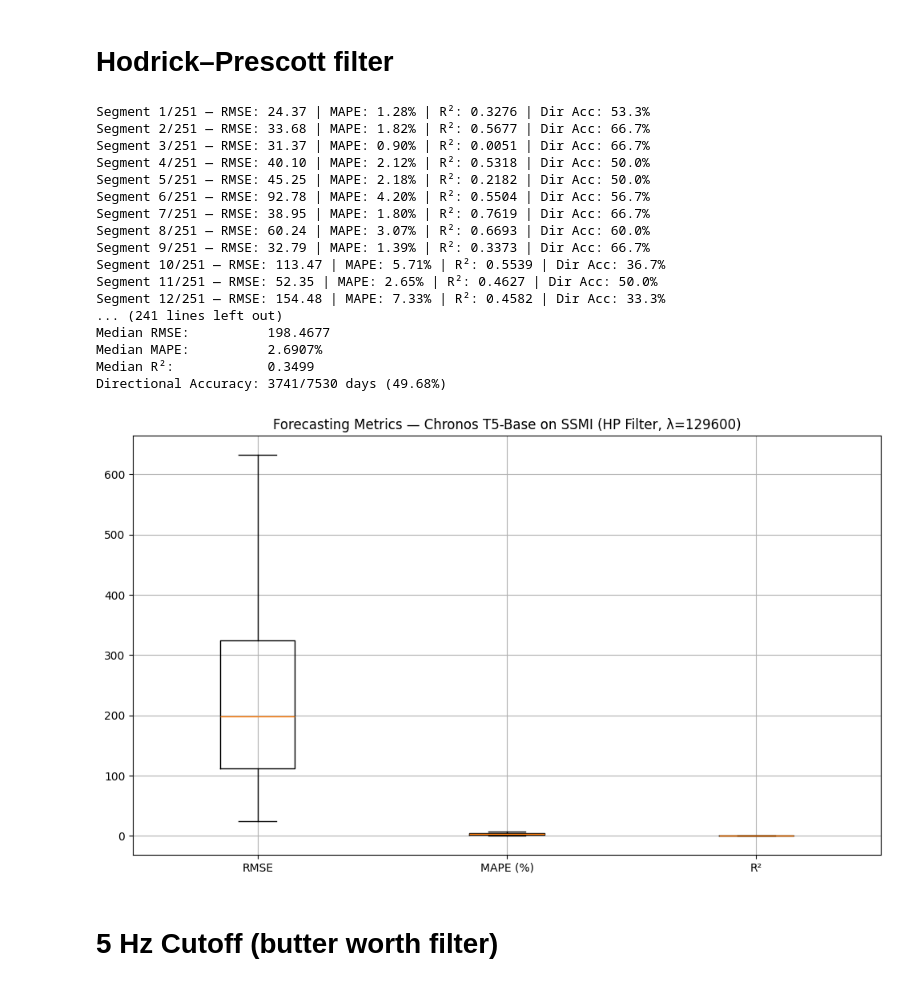
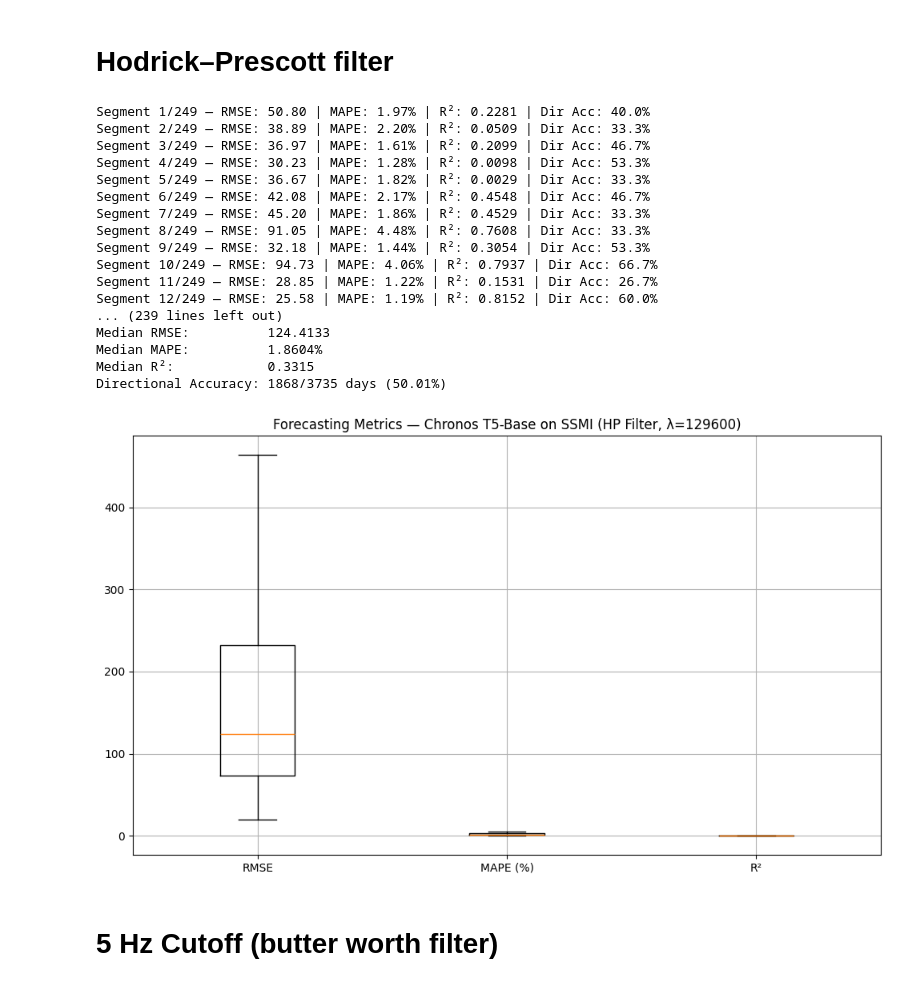
Before and after one commit to DeveloperArmo/DLSuperSlay, a Jupyter notebook: Chronos/ChronosBase_Filtering.ipynb, the cells around one changed output. Cells and saved outputs as stored; diff of their text form; code cells hidden in the pictures.

```diff
--- a/Chronos/ChronosBase_Filtering.ipynb
+++ b/Chronos/ChronosBase_Filtering.ipynb
@@ -214,6 +214,7 @@ import matplotlib.pyplot as plt
 import logging
 from sklearn.metrics import mean_squared_error, mean_absolute_percentage_error, r2_score
 from statsmodels.tsa.filters.hp_filter import hpfilter
+from scipy.stats import pearsonr
 
 logging.basicConfig(
     filename='ChronosBase_SSMI_HP_Metrics.log',
@@ -248,8 +249,8 @@ def main():
         # ========================
         # 3) Sliding window config
         # ========================
-        context_window   = 120 # 200
-        forecast_horizon = 30
+        context_window   = 180 # 200
+        forecast_horizon = 15
         step_size        = 30 # context_window + forecast_horizon
         num_segments     = (total_samples - context_window) // step_size
         logging.info(f"Segments to evaluate: {num_segments}")
@@ -363,51 +364,51 @@ def main():
         metrics = {
             "RMSE":     rmse_list,
             "MAPE (%)": mape_list,
             "R²":       r2_list,
         }
 
         plt.figure(figsize=(10, 6))
         plt.boxplot(metrics.values(), labels=metrics.keys(), showfliers=False)
         plt.title(f"Forecasting Metrics — Chronos T5-Base on SSMI (HP Filter, λ={lamb})")
         plt.grid(True)
         plt.tight_layout()
         plt.show()
 
     except Exception as e:
         logging.error("An error occurred.", exc_info=True)
         print("An error occurred. Check ChronosBase_SSMI_HP_Metrics.log for details.")
         try:
             np.savez_compressed("partial_ChronosBase_SSMI_HP_Metrics.npz",
                                 rmse=np.array(rmse_list) if 'rmse_list' in locals() else None,
                                 mape=np.array(mape_list) if 'mape_list' in locals() else None,
                                 r2=np.array(r2_list) if 'r2_list' in locals() else None,
                                 directional_hits=np.array(directional_hits) if 'directional_hits' in locals() else None)
         except Exception as save_exception:
             logging.error("Failed to save partial results.", exc_info=True)
     finally:
         logging.info("Forecasting run completed.")
 
 if __name__ == '__main__':
     main()
 # %% [output]
-Segment 1/251 — RMSE: 24.37 | MAPE: 1.28% | R²: 0.3276 | Dir Acc: 53.3%
-Segment 2/251 — RMSE: 33.68 | MAPE: 1.82% | R²: 0.5677 | Dir Acc: 66.7%
-Segment 3/251 — RMSE: 31.37 | MAPE: 0.90% | R²: 0.0051 | Dir Acc: 66.7%
-Segment 4/251 — RMSE: 40.10 | MAPE: 2.12% | R²: 0.5318 | Dir Acc: 50.0%
-Segment 5/251 — RMSE: 45.25 | MAPE: 2.18% | R²: 0.2182 | Dir Acc: 50.0%
-Segment 6/251 — RMSE: 92.78 | MAPE: 4.20% | R²: 0.5504 | Dir Acc: 56.7%
-Segment 7/251 — RMSE: 38.95 | MAPE: 1.80% | R²: 0.7619 | Dir Acc: 66.7%
-Segment 8/251 — RMSE: 60.24 | MAPE: 3.07% | R²: 0.6693 | Dir Acc: 60.0%
-Segment 9/251 — RMSE: 32.79 | MAPE: 1.39% | R²: 0.3373 | Dir Acc: 66.7%
-Segment 10/251 — RMSE: 113.47 | MAPE: 5.71% | R²: 0.5539 | Dir Acc: 36.7%
-Segment 11/251 — RMSE: 52.35 | MAPE: 2.65% | R²: 0.4627 | Dir Acc: 50.0%
-Segment 12/251 — RMSE: 154.48 | MAPE: 7.33% | R²: 0.4582 | Dir Acc: 33.3%
-... (241 lines left out)
-Median RMSE:          198.4677
-Median MAPE:          2.6907%
-Median R²:            0.3499
-Directional Accuracy: 3741/7530 days (49.68%)
+Segment 1/249 — RMSE: 50.80 | MAPE: 1.97% | R²: 0.2281 | Dir Acc: 40.0%
+Segment 2/249 — RMSE: 38.89 | MAPE: 2.20% | R²: 0.0509 | Dir Acc: 33.3%
+Segment 3/249 — RMSE: 36.97 | MAPE: 1.61% | R²: 0.2099 | Dir Acc: 46.7%
+Segment 4/249 — RMSE: 30.23 | MAPE: 1.28% | R²: 0.0098 | Dir Acc: 53.3%
+Segment 5/249 — RMSE: 36.67 | MAPE: 1.82% | R²: 0.0029 | Dir Acc: 33.3%
+Segment 6/249 — RMSE: 42.08 | MAPE: 2.17% | R²: 0.4548 | Dir Acc: 46.7%
+Segment 7/249 — RMSE: 45.20 | MAPE: 1.86% | R²: 0.4529 | Dir Acc: 33.3%
+Segment 8/249 — RMSE: 91.05 | MAPE: 4.48% | R²: 0.7608 | Dir Acc: 33.3%
+Segment 9/249 — RMSE: 32.18 | MAPE: 1.44% | R²: 0.3054 | Dir Acc: 53.3%
+Segment 10/249 — RMSE: 94.73 | MAPE: 4.06% | R²: 0.7937 | Dir Acc: 66.7%
+Segment 11/249 — RMSE: 28.85 | MAPE: 1.22% | R²: 0.1531 | Dir Acc: 26.7%
+Segment 12/249 — RMSE: 25.58 | MAPE: 1.19% | R²: 0.8152 | Dir Acc: 60.0%
+... (239 lines left out)
+Median RMSE:          124.4133
+Median MAPE:          1.8604%
+Median R²:            0.3315
+Directional Accuracy: 1868/3735 days (50.01%)
-[figure, old version]
+[figure, new version]
 # %% [markdown]
 # 5 Hz Cutoff (butter worth filter)
 # %%
```
Also changed, not shown: 5 other files.
